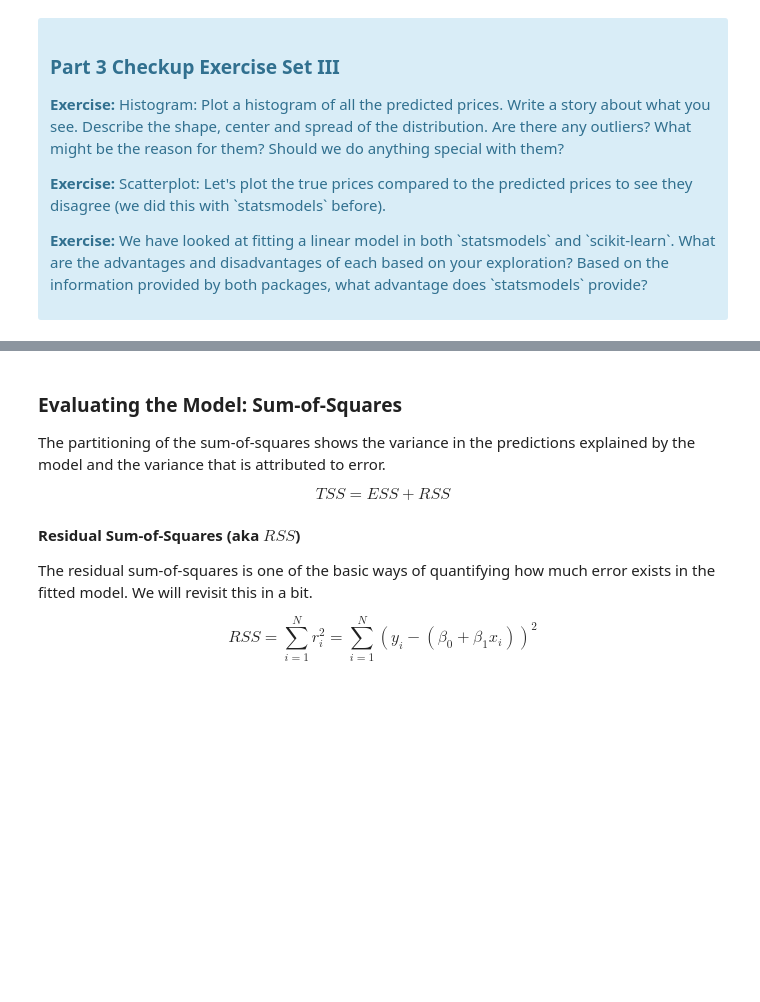
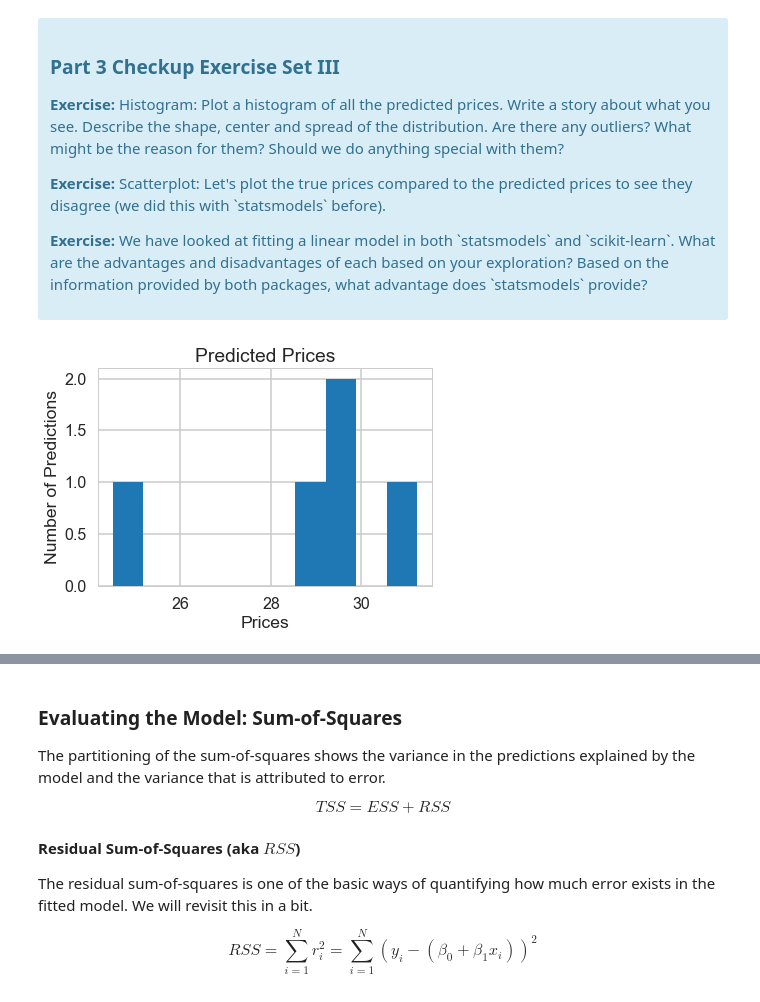
Before and after one commit to Zonk3/Springboard, a Jupyter notebook: Mini_Project_Linear_Regression.ipynb, the cells around one changed output, grey strips where cells are left out. Drawn from its saved outputs; the diff is of its cells as text; code cells hidden in the pictures; blank space fills up the shorter version.

```diff
--- a/Mini_Project_Linear_Regression.ipynb
+++ b/Mini_Project_Linear_Regression.ipynb
@@ -554,0 +572,10 @@ array([30.00821269, 25.0298606 , 30.5702317 , 28.60814055, 27.94288232])
+# %%
+# your turn
+
+plt.hist(lm.predict(X)[0:5])
+plt.title("Predicted Prices")
+plt.xlabel("Prices")
+plt.ylabel("Number of Predictions")
+plt.show()
+# %% [output]
+[figure, added]
```
Also changed, not shown: parts of 9 cells of this notebook.
